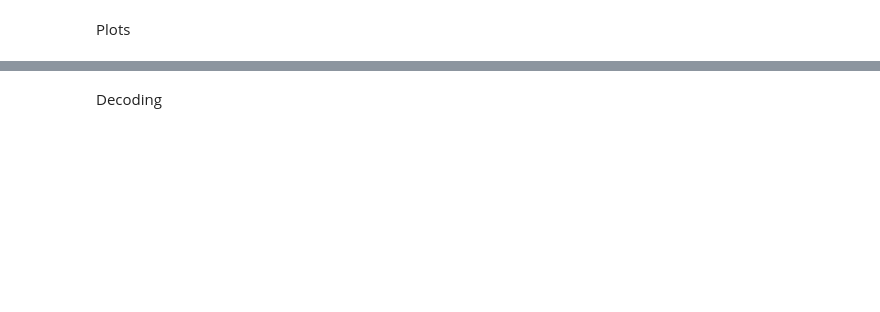
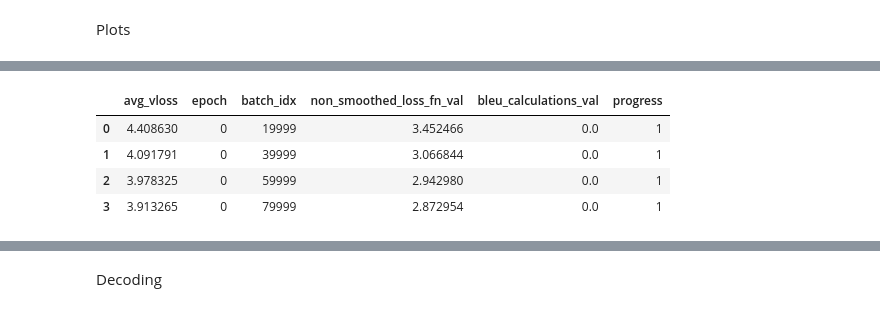
Before and after one commit to maminsed/Attention-is-All-You-Need, a Jupyter notebook: evaluation.ipynb, the cells around one changed output, grey strips where cells are left out. Saved outputs shown, nothing was run; the diff lists cells and outputs as text; code cells hidden in the pictures; blank space fills up the shorter version.

```diff
--- a/evaluation.ipynb
+++ b/evaluation.ipynb
@@ -103,3 +105,11 @@ bdf_27,edf_27,batch_hist_27 = draw_plots("test/overnight_Sep_27/history.json")
+# %%
+edf_27.head()
+# %% [output]
+|  | avg_vloss | epoch | batch_idx | non_smoothed_loss_fn_val | bleu_calculations_val | progress |
+| 0 | 4.408630 | 0 | 19999 | 3.452466 | 0.0 | 1 |
+| 1 | 4.091791 | 0 | 39999 | 3.066844 | 0.0 | 1 |
+| 2 | 3.978325 | 0 | 59999 | 2.942980 | 0.0 | 1 |
+| 3 | 3.913265 | 0 | 79999 | 2.872954 | 0.0 | 1 |
 # %%
 bdf_9,edf_9,batch_hist_9 = draw_plots("test/overnight_Sep_9/history.json")
 # %%
```
Also changed, not shown: parts of 11 cells of this notebook, 6 other files.
